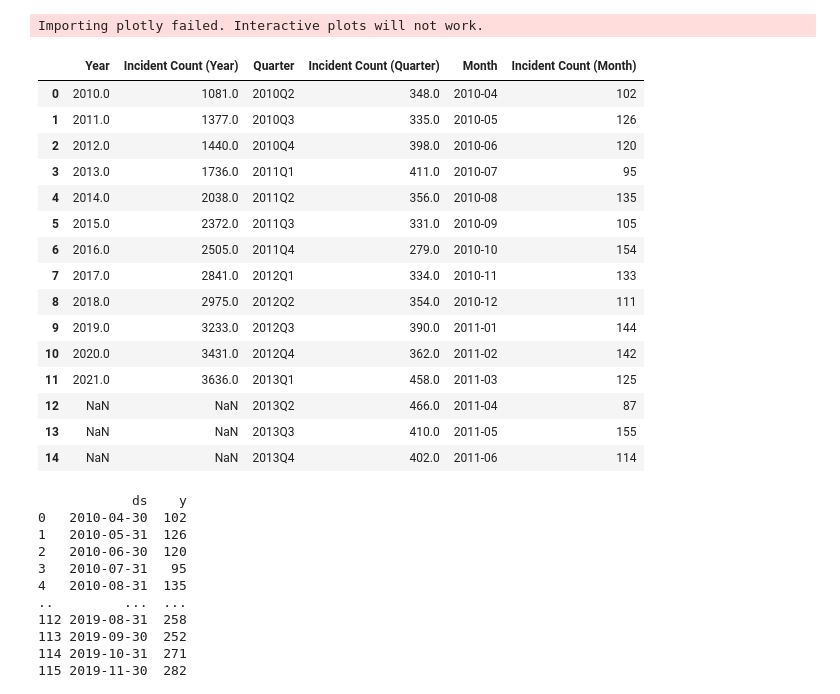
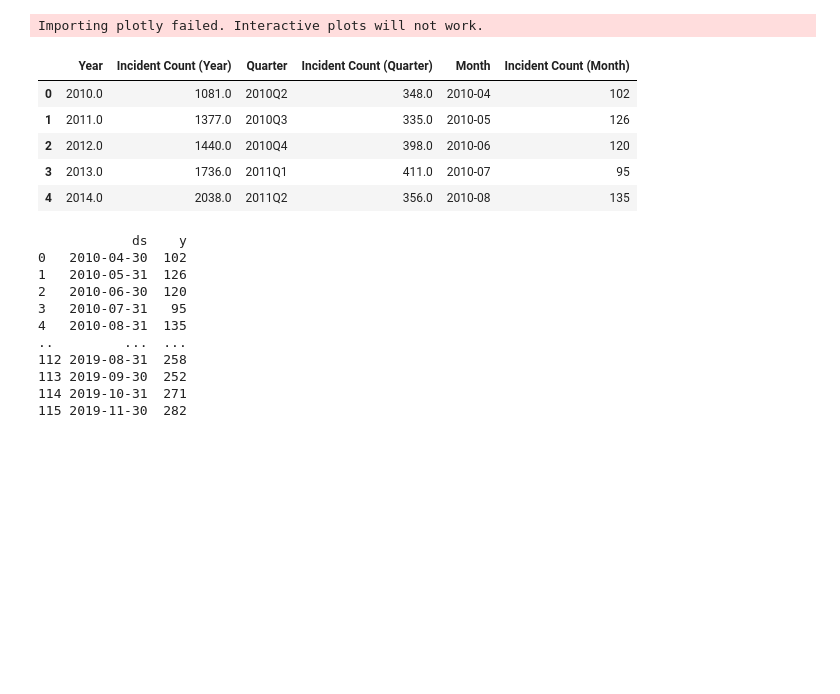
Before and after one commit to axellee1994/AED-OHCA, a Jupyter notebook: src/rq1/rq1_forecasting.ipynb, the cells around one changed output. Saved outputs shown, nothing was run; the diff lists cells and outputs as text; code cells hidden in the pictures; blank space fills up the shorter version.

```diff
--- a/src/rq1/rq1_forecasting.ipynb
+++ b/src/rq1/rq1_forecasting.ipynb
@@ -195,25 +195,16 @@ from prophet import Prophet
 # %% [output]
 Importing plotly failed. Interactive plots will not work.
 # %%
+# import the collated incident count csv
 OHCA_incident_count = pd.read_csv("../../datasets/OHCA_incidents_count.csv")
-OHCA_incident_count.head(15)
+OHCA_incident_count.head()
 # %% [output]
 |  | Year | Incident Count (Year) | Quarter | Incident Count (Quarter) | Month | Incident Count (Month) |
 | 0 | 2010.0 | 1081.0 | 2010Q2 | 348.0 | 2010-04 | 102 |
 | 1 | 2011.0 | 1377.0 | 2010Q3 | 335.0 | 2010-05 | 126 |
 | 2 | 2012.0 | 1440.0 | 2010Q4 | 398.0 | 2010-06 | 120 |
 | 3 | 2013.0 | 1736.0 | 2011Q1 | 411.0 | 2010-07 | 95 |
 | 4 | 2014.0 | 2038.0 | 2011Q2 | 356.0 | 2010-08 | 135 |
-| 5 | 2015.0 | 2372.0 | 2011Q3 | 331.0 | 2010-09 | 105 |
-| 6 | 2016.0 | 2505.0 | 2011Q4 | 279.0 | 2010-10 | 154 |
-| 7 | 2017.0 | 2841.0 | 2012Q1 | 334.0 | 2010-11 | 133 |
-| 8 | 2018.0 | 2975.0 | 2012Q2 | 354.0 | 2010-12 | 111 |
-| 9 | 2019.0 | 3233.0 | 2012Q3 | 390.0 | 2011-01 | 144 |
-| 10 | 2020.0 | 3431.0 | 2012Q4 | 362.0 | 2011-02 | 142 |
-| 11 | 2021.0 | 3636.0 | 2013Q1 | 458.0 | 2011-03 | 125 |
-| 12 | NaN | NaN | 2013Q2 | 466.0 | 2011-04 | 87 |
-| 13 | NaN | NaN | 2013Q3 | 410.0 | 2011-05 | 155 |
-| 14 | NaN | NaN | 2013Q4 | 402.0 | 2011-06 | 114 |
 # %%
 month_count = OHCA_incident_count[["Month", "Incident Count (Month)"]]
 
```
Also changed, not shown: parts of 8 cells of this notebook, 2 other files.
